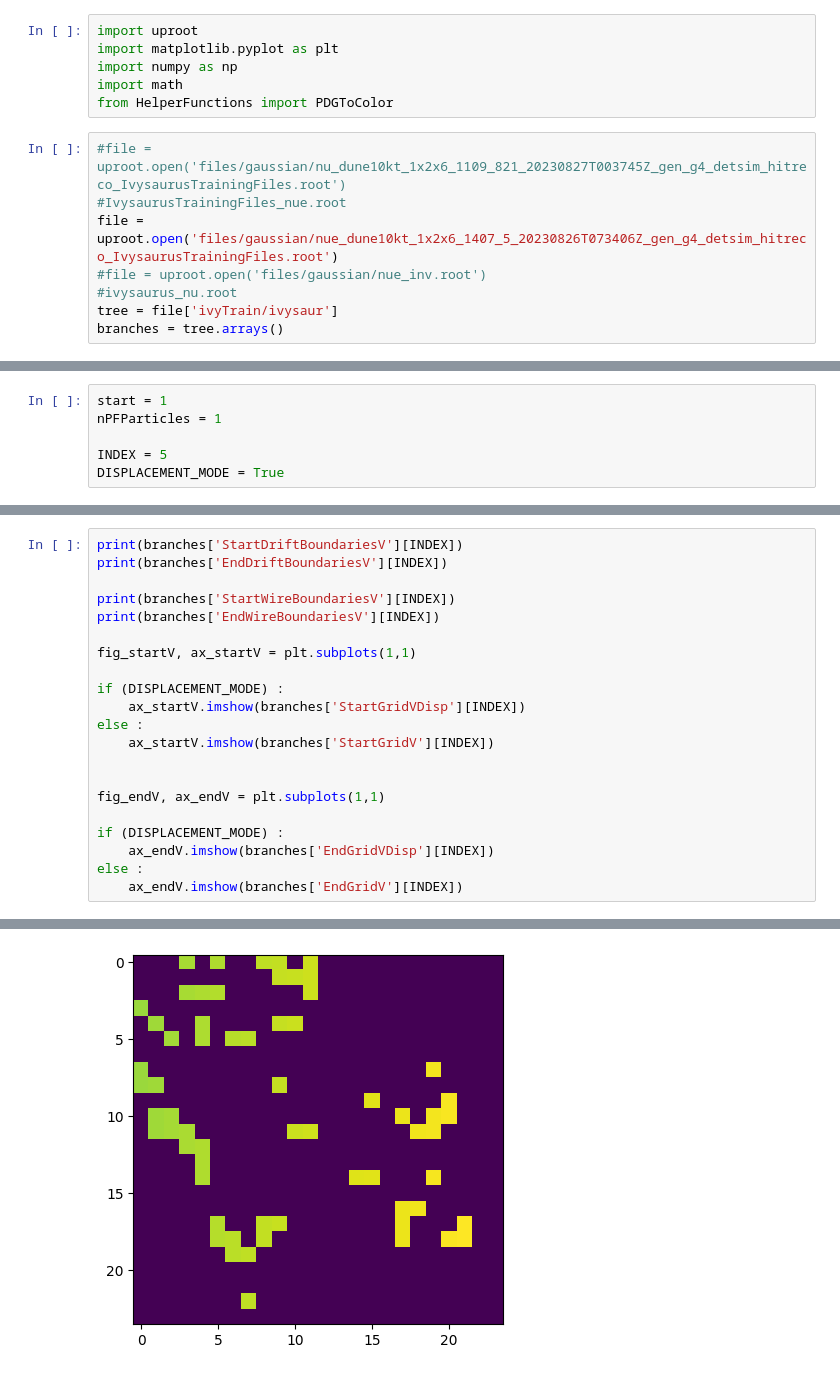
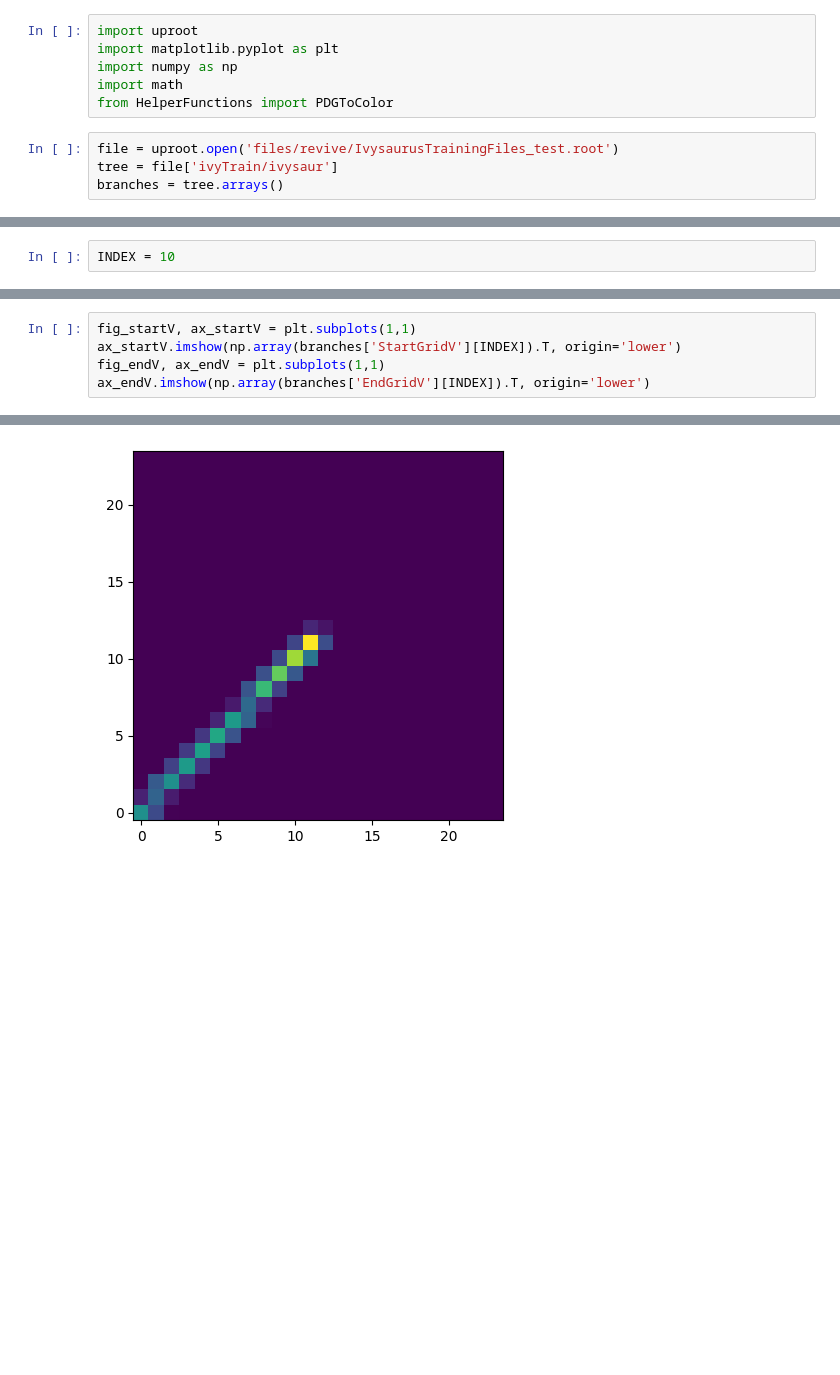
Before and after one commit to imawby/Ivysaurus, a Jupyter notebook: VisualiseGrid.ipynb, the cells around one changed output, grey strips where cells are left out. Drawn from its saved outputs; the diff is of its cells as text; blank space fills up the shorter version.

```diff
--- a/VisualiseGrid.ipynb
+++ b/VisualiseGrid.ipynb
@@ -5,10 +5,6 @@ import numpy as np
 import math
 from HelperFunctions import PDGToColor
 # %%
-#file = uproot.open('files/gaussian/nu_dune10kt_1x2x6_1109_821_20230827T003745Z_gen_g4_detsim_hitreco_IvysaurusTrainingFiles.root')
-#IvysaurusTrainingFiles_nue.root
-file = uproot.open('files/gaussian/nue_dune10kt_1x2x6_1407_5_20230826T073406Z_gen_g4_detsim_hitreco_IvysaurusTrainingFiles.root')
-#file = uproot.open('files/gaussian/nue_inv.root')
-#ivysaurus_nu.root
+file = uproot.open('files/revive/IvysaurusTrainingFiles_test.root')
 tree = file['ivyTrain/ivysaur']
 branches = tree.arrays()
@@ -15,9 +15,5 @@ branches = tree.arrays()
 # %%
-start = 1
-nPFParticles = 1
-
-INDEX = 5
-DISPLACEMENT_MODE = True
+INDEX = 10
 # %%
 print('PDG: ', branches['TruePDG'][INDEX])
 print('Run: ', branches['Run'][INDEX])
@@ -84,22 +68,6 @@ plt.show()
 # %%
-print(branches['StartDriftBoundariesV'][INDEX])
-print(branches['EndDriftBoundariesV'][INDEX])
-
-print(branches['StartWireBoundariesV'][INDEX])
-print(branches['EndWireBoundariesV'][INDEX])
-
 fig_startV, ax_startV = plt.subplots(1,1)
-
-if (DISPLACEMENT_MODE) :
-    ax_startV.imshow(branches['StartGridVDisp'][INDEX])
-else :
-    ax_startV.imshow(branches['StartGridV'][INDEX])
-
-
+ax_startV.imshow(np.array(branches['StartGridV'][INDEX]).T, origin='lower')
 fig_endV, ax_endV = plt.subplots(1,1)
-
-if (DISPLACEMENT_MODE) :
-    ax_endV.imshow(branches['EndGridVDisp'][INDEX])
-else :
-    ax_endV.imshow(branches['EndGridV'][INDEX])
+ax_endV.imshow(np.array(branches['EndGridV'][INDEX]).T, origin='lower')
 # %% [output]
@@ -111,4 +76,4 @@ else :
-[figure, old version]
+[figure, new version]
 # %%
 plt.scatter(branches['ProjectionsW'][INDEX][:,0], branches['ProjectionsW'][INDEX][:,2], 0.1)
 plt.xlabel("Drift")
```
Also changed, not shown: parts of 12 cells of this notebook, 9 other files.
